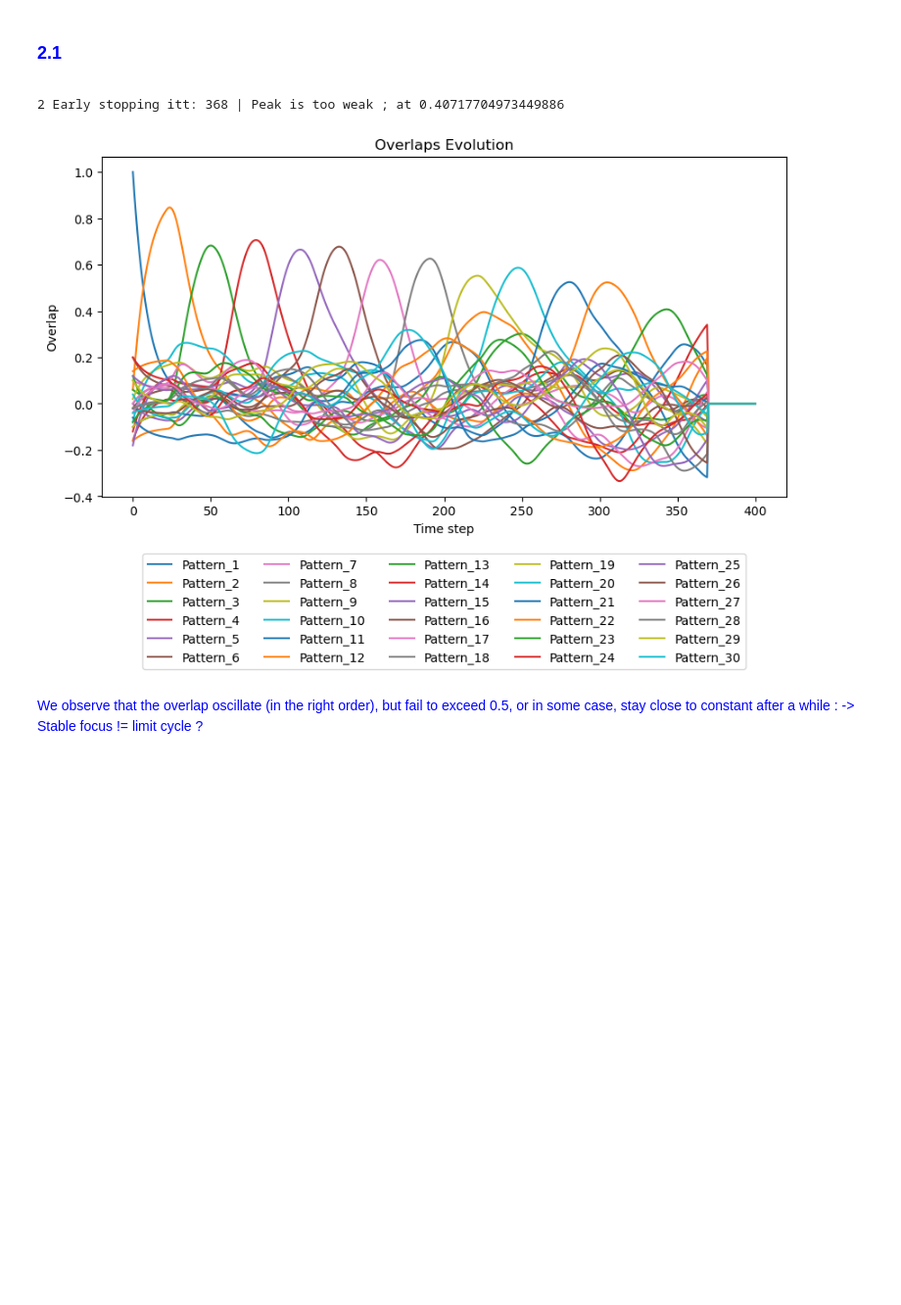
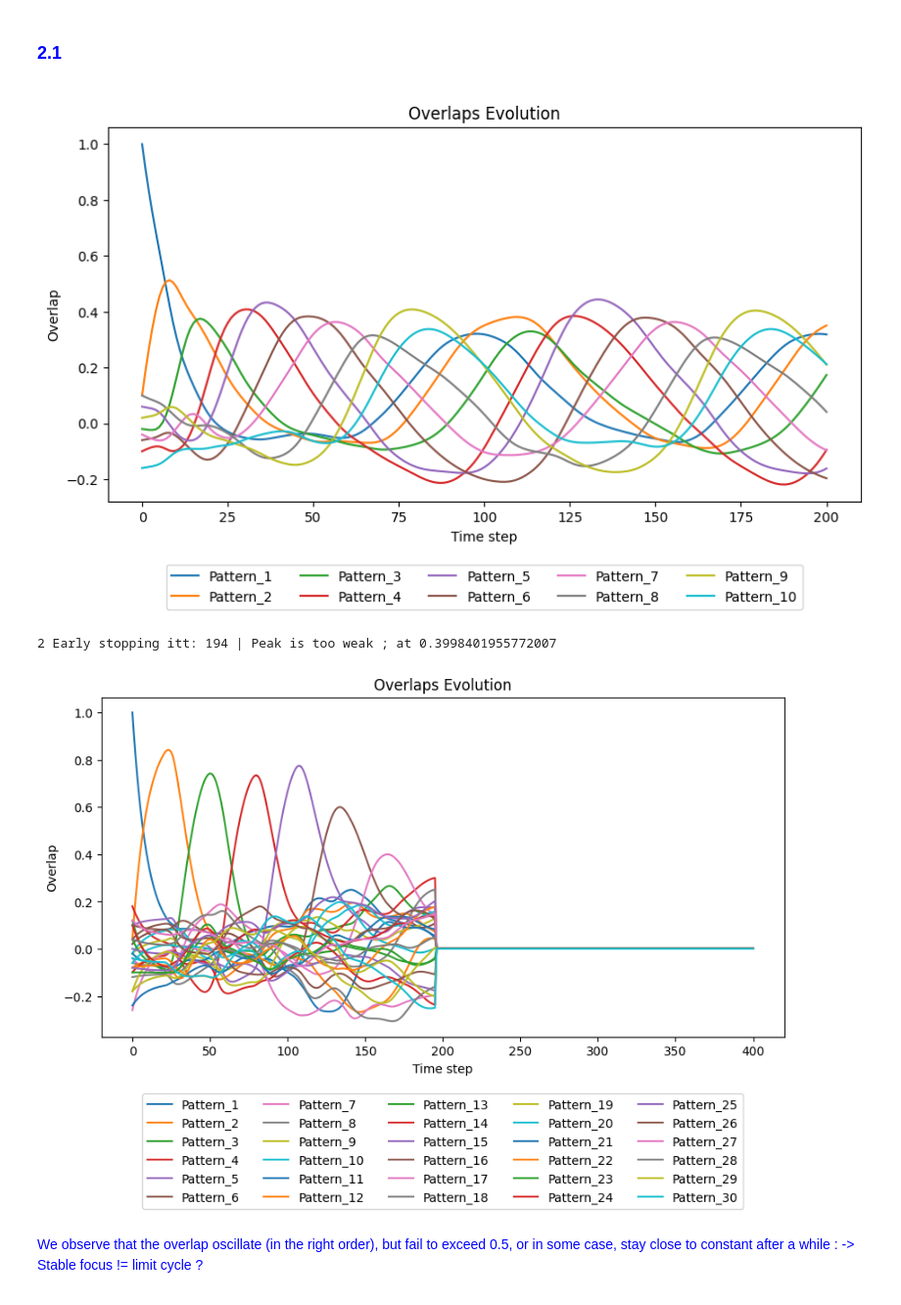
Before and after one commit to maverest/NX_465_mini_project, a Jupyter notebook: NX_465_mini_project.ipynb, the cells around one changed output. Shown at 98% size. Drawn from its saved outputs; the diff is of its cells as text; code cells hidden in the pictures; blank space fills up the shorter version.

```diff
--- a/NX_465_mini_project.ipynb
+++ b/NX_465_mini_project.ipynb
@@ -686,17 +686,18 @@ def simulation_continuous(P = 10, N = 100, beta = 4.0, plot = True, tau = 5.0, t
 # %%
 
 #* vrai ligne
-#*pats, X, M, retr = simulation_continuous(tau_delay = 0.5, control_cycle=True, verbose= True)
+pats, X, M = simulation_continuous(tau_delay = 0.5, control_cycle=False, verbose= True)
 
 #Essai avec gros P
 pats, X, M, retr = simulation_continuous(tau_delay = 10.0, control_cycle=True, verbose= True, N=100, P=30, T=200)
 
 
 #! Why sometimes from ~100 ms, the overlaps are constant, and other times it continues to oscillate?
 #?-> When tends to be constant ; the cycle can be retrieved, otherwise, more often than not [could be the tweaking of the criteria at fault...]
 # %% [output]
+[figure, new version]
-2 Early stopping itt: 368 | Peak is too weak ; at 0.40717704973449886
+2 Early stopping itt: 194 | Peak is too weak ; at 0.3998401955772007
-[figure, old version]
+[figure, added]
 # %% [markdown]
 <span style="color:blue">
 
```
Also changed, not shown: parts of 13 cells of this notebook.
